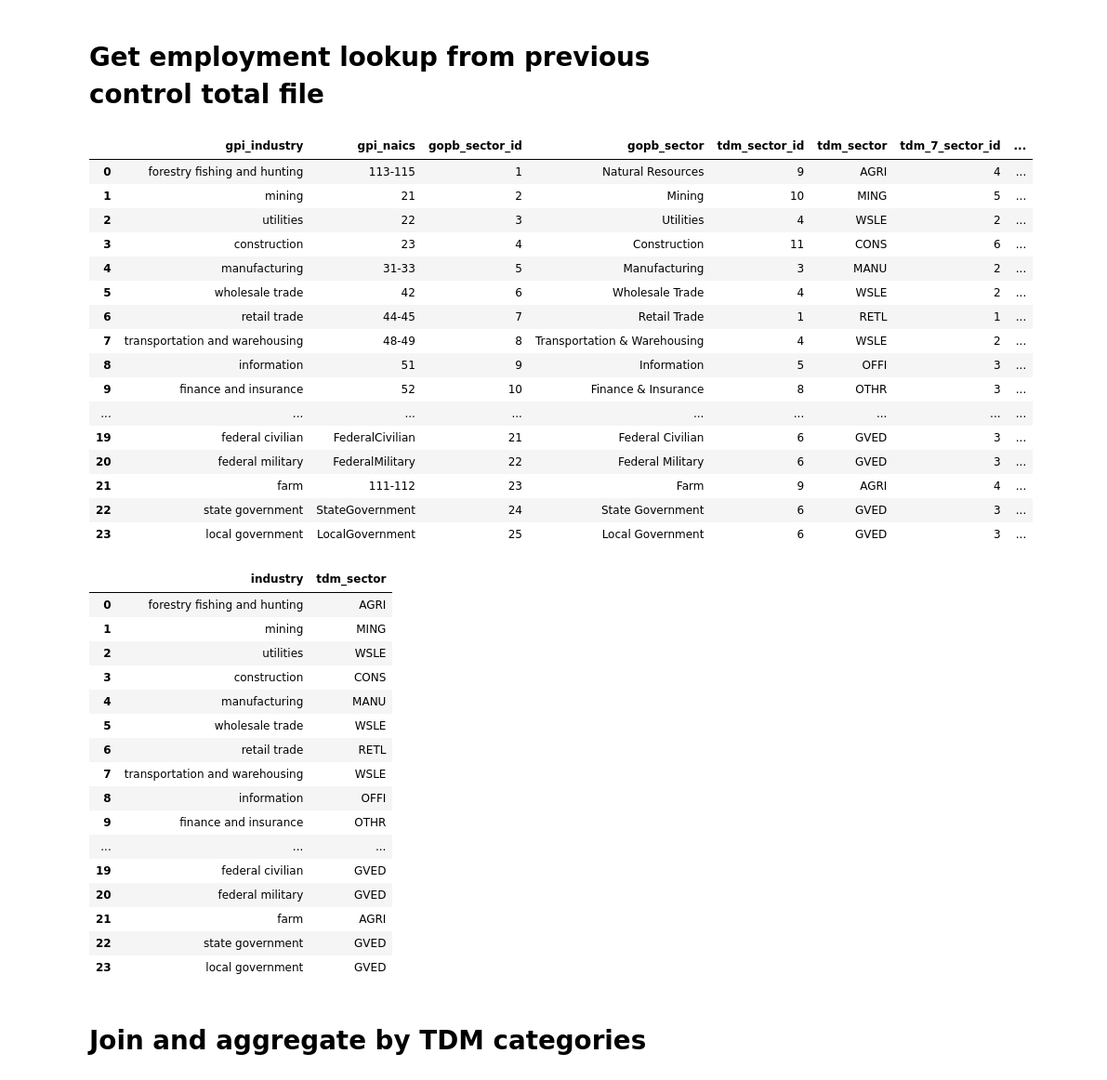
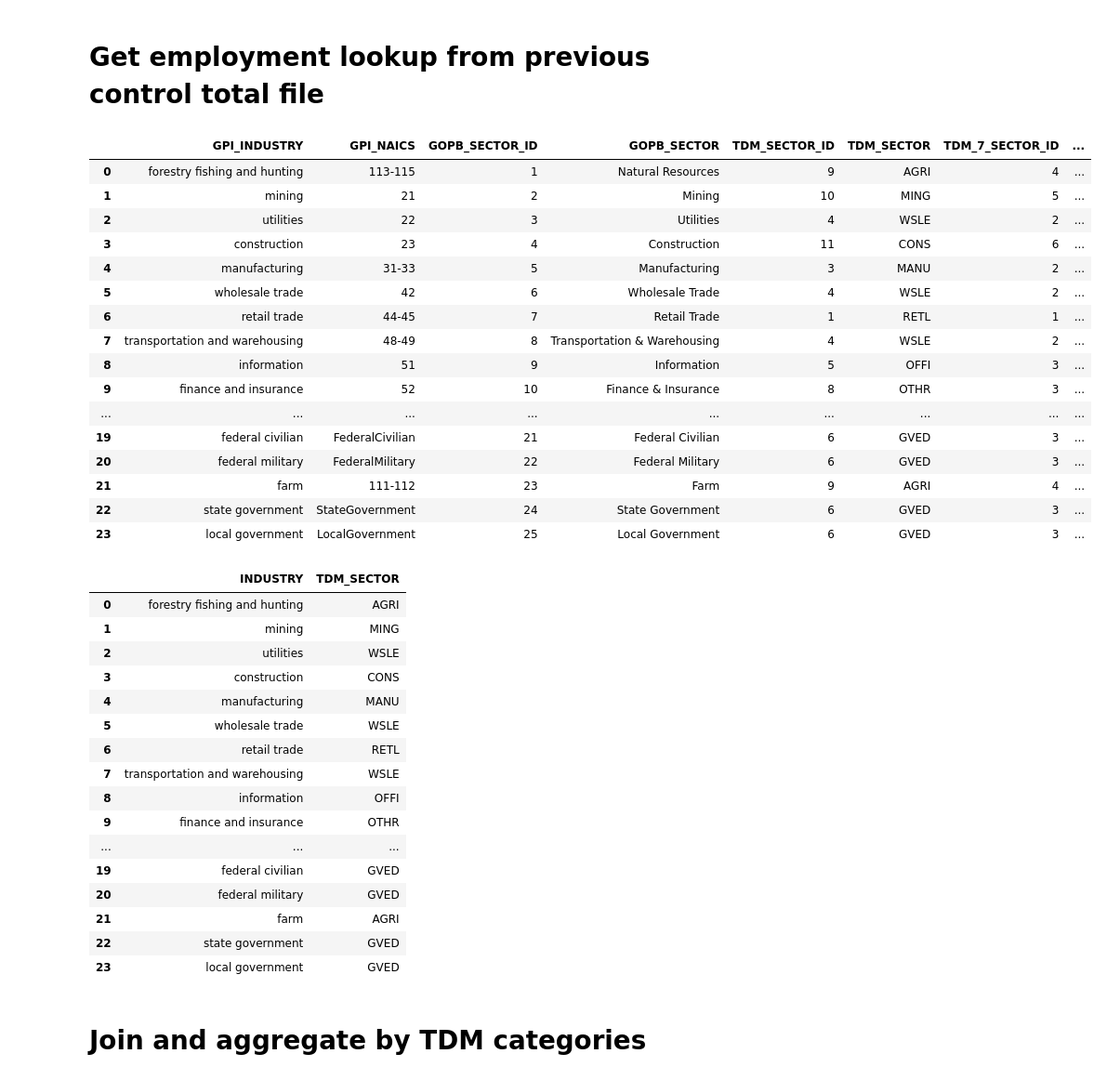
Before and after one commit to WFRCAnalytics/TDM-INP-Socioeconomic-Control-Totals, a Jupyter notebook: 1a-Process-GPI-Employment-Data.ipynb, the cells around one changed output. Shown at 93% size. Saved outputs shown, nothing was run; the diff lists cells and outputs as text; code cells hidden in the pictures.

```diff
--- a/1-Process-GPI-Employment-Data.ipynb
+++ b/1a-Process-GPI-Employment-Data.ipynb
@@ -46,41 +49,41 @@ gpi_employment_by_county_df
 # open excel file and import worksheet ="Lookup" and range AB4:AL30 with header row
 employment_classification_df = pd.read_excel(
     prev_control_totals_xlsx,
     sheet_name="Lookup",
     header=0,         # Row 4 is the header → zero-based index 3
     usecols="AB:AL",  # Restrict to columns AB through AL
     skiprows=lambda x: x < 3 or x > 29  # Keep rows 4–30 only
 )
 # Add underscores
-employment_classification_df.columns = employment_classification_df.columns.str.replace(r"[^0-9A-Za-z]+", "_", regex=True).str.lower()
+employment_classification_df.columns = employment_classification_df.columns.str.replace(r"[^0-9A-Za-z]+", "_", regex=True).str.upper()
 
 # Clean Industry names for merging, use lower case and remove non-alphabetic characters
-employment_classification_df["gpi_industry"] = (
-    employment_classification_df["gpi_industry"]
+employment_classification_df["GPI_INDUSTRY"] = (
+    employment_classification_df["GPI_INDUSTRY"]
     .astype(str)
     .str.lower()
     .str.replace(r"[^a-z\s]+", "", regex=True)  # keep a–z and spaces
     .str.replace(r"\s+", " ", regex=True)       # collapse multiple spaces
     .str.strip()                                # remove leading/trailing spaces
 )
 
 # remove "State and Local Government" and "total jobs" rows that aren't in GPI data
 employment_classification_df = employment_classification_df[
-    ~employment_classification_df["gpi_industry"].isin(["state and local government", "total jobs"])
+    ~employment_classification_df["GPI_INDUSTRY"].isin(["state and local government", "total jobs"])
 ].reset_index(drop=True)
 
 # recode "State Government" and "Local Government" to "GVED" and corresponding IDs
-mask = employment_classification_df["gpi_industry"].isin(["state government", "local government"])
-employment_classification_df.loc[mask, ["tdm_sector", "tdm_sector_id", "tdm_7_sector", "tdm_7_sector_id"]] = [
+mask = employment_classification_df["GPI_INDUSTRY"].isin(["state government", "local government"])
+employment_classification_df.loc[mask, ["TDM_SECTOR", "TDM_SECTOR_ID", "TDM_7_SECTOR", "TDM_7_SECTOR_ID"]] = [
     ["GVED", 6, "OTH", 3]
 ]
 
 # export to processed data folder
-employment_classification_df.to_csv("data-processed/employment_classification_lookup.csv", index=False)
+employment_classification_df.to_csv("intermediate/employment_classification_lookup.csv", index=False)
 
 employment_classification_df
 # %% [output]
-|  | gpi_industry | gpi_naics | gopb_sector_id | gopb_sector | tdm_sector_id | tdm_sector | tdm_7_sector_id | ... |
+|  | GPI_INDUSTRY | GPI_NAICS | GOPB_SECTOR_ID | GOPB_SECTOR | TDM_SECTOR_ID | TDM_SECTOR | TDM_7_SECTOR_ID | ... |
 | 0 | forestry fishing and hunting | 113-115 | 1 | Natural Resources | 9 | AGRI | 4 | ... |
 | 1 | mining | 21 | 2 | Mining | 10 | MING | 5 | ... |
 | 2 | utilities | 22 | 3 | Utilities | 4 | WSLE | 2 | ... |
@@ -98,12 +101,12 @@ employment_classification_df
 | 22 | state government | StateGovernment | 24 | State Government | 6 | GVED | 3 | ... |
 | 23 | local government | LocalGovernment | 25 | Local Government | 6 | GVED | 3 | ... |
 # %%
-gpi_to_tdm_emp_category_df = employment_classification_df[["gpi_industry", "tdm_sector"]].drop_duplicates()
-gpi_to_tdm_emp_category_df.rename(columns={"gpi_industry": "industry"}, inplace=True)
+gpi_to_tdm_emp_category_df = employment_classification_df[["GPI_INDUSTRY", "TDM_SECTOR"]].drop_duplicates()
+gpi_to_tdm_emp_category_df.rename(columns={"GPI_INDUSTRY": "INDUSTRY"}, inplace=True)
 
-# Clean Industry names for merging, use lower case and remove non-alphabetic characters
-gpi_to_tdm_emp_category_df["industry"] = (
-    gpi_to_tdm_emp_category_df["industry"]
+# Clean INDUSTRY names for merging, use lower case and remove non-alphabetic characters
+gpi_to_tdm_emp_category_df["INDUSTRY"] = (
+    gpi_to_tdm_emp_category_df["INDUSTRY"]
     .astype(str)
     .str.lower()
     .str.replace(r"[^a-z\s]+", "", regex=True)  # keep a–z and spaces
@@ -113,7 +116,7 @@ gpi_to_tdm_emp_category_df["industry"] = (
 
 gpi_to_tdm_emp_category_df
 # %% [output]
-|  | industry | tdm_sector |
+|  | INDUSTRY | TDM_SECTOR |
 | 0 | forestry fishing and hunting | AGRI |
 | 1 | mining | MING |
 | 2 | utilities | WSLE |
```
Also changed, not shown: parts of 10 cells of this notebook, 21 other files.
